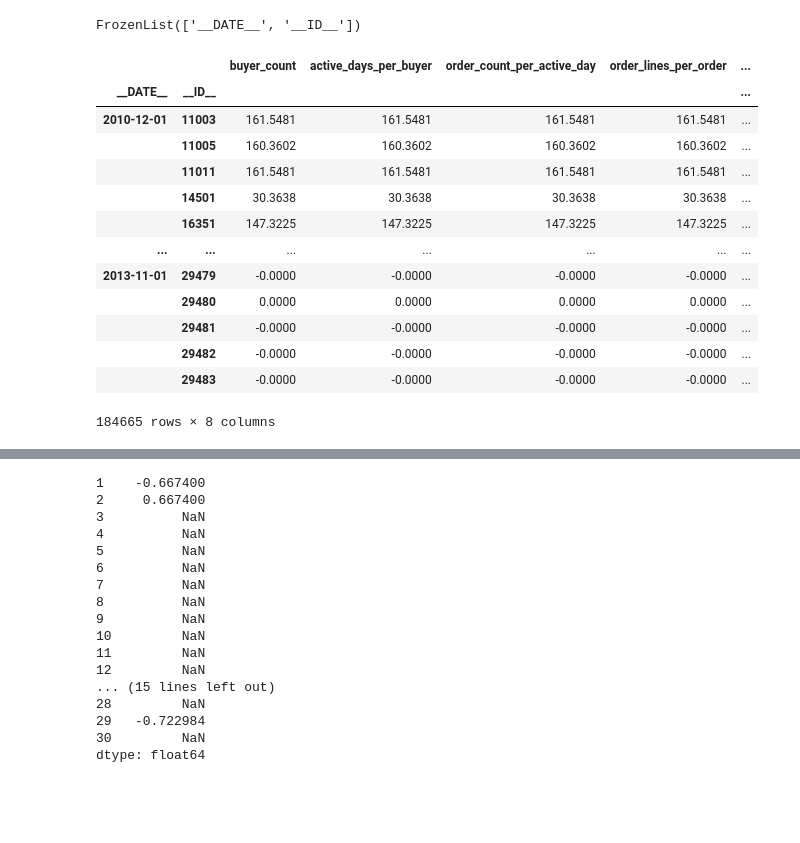
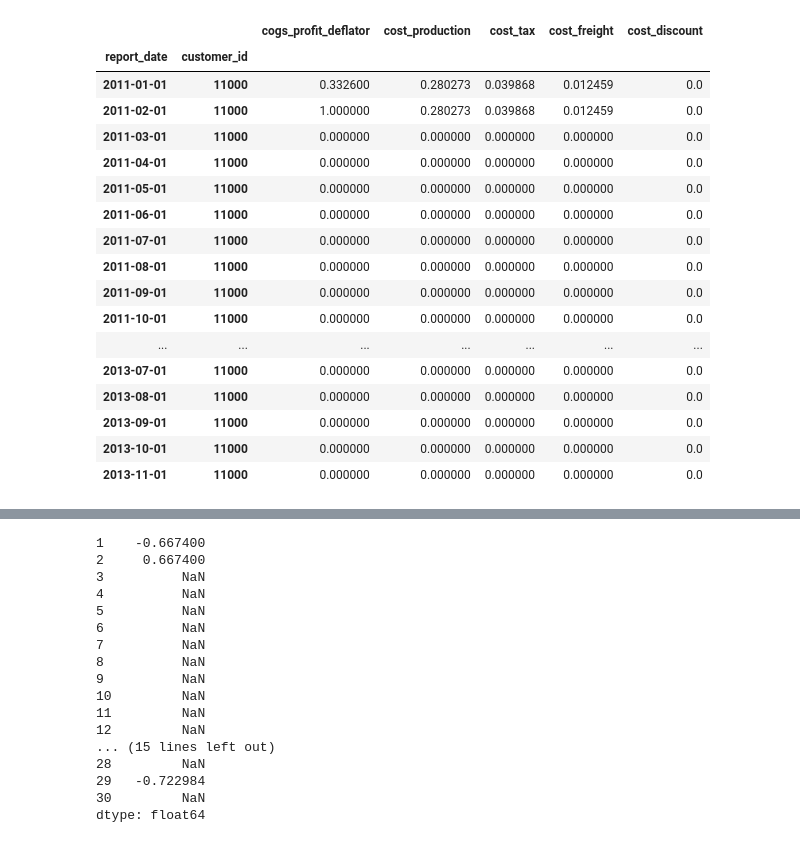
Before and after one commit to Oracen/autoanalyst, a Jupyter notebook: notebooks/02_build_tree.ipynb, the cells around one changed output, grey strips where cells are left out. Cells and saved outputs as stored; diff of their text form; code cells hidden in the pictures; blank space fills up the shorter version.

```diff
--- a/notebooks/02_build_tree.ipynb
+++ b/notebooks/02_build_tree.ipynb
@@ -330,4 +247,0 @@ metric_tree = tree.MetricTree(
-# %%
-tx.index.names
-# %% [output]
-FrozenList(['__DATE__', '__ID__'])
@@ -334,18 +369,24 @@ FrozenList(['__DATE__', '__ID__'])
 # %%
-tx = metric_tree.standardise_units()
-tx.round(4)
+metric_tree.standardise_units()
-# %% [output]
-|  |  | buyer_count | active_days_per_buyer | order_count_per_active_day | order_lines_per_order | ... |
-| __DATE__ | __ID__ |  |  |  |  | ... |
-| 2010-12-01 | 11003 | 161.5481 | 161.5481 | 161.5481 | 161.5481 | ... |
-|  | 11005 | 160.3602 | 160.3602 | 160.3602 | 160.3602 | ... |
-|  | 11011 | 161.5481 | 161.5481 | 161.5481 | 161.5481 | ... |
-|  | 14501 | 30.3638 | 30.3638 | 30.3638 | 30.3638 | ... |
-|  | 16351 | 147.3225 | 147.3225 | 147.3225 | 147.3225 | ... |
-| ... | ... | ... | ... | ... | ... | ... |
-| 2013-11-01 | 29479 | -0.0000 | -0.0000 | -0.0000 | -0.0000 | ... |
-|  | 29480 | 0.0000 | 0.0000 | 0.0000 | 0.0000 | ... |
-|  | 29481 | -0.0000 | -0.0000 | -0.0000 | -0.0000 | ... |
-|  | 29482 | -0.0000 | -0.0000 | -0.0000 | -0.0000 | ... |
-|  | 29483 | -0.0000 | -0.0000 | -0.0000 | -0.0000 | ... |
-184665 rows × 8 columns
+# %%
+chk2 = internet_customer_entity.load_columns(cogs_deflator.get_all_cols())
+chk2.query("customer_id == 11000")
+# %% [output]
+|  |  | cogs_profit_deflator | cost_production | cost_tax | cost_freight | cost_discount |
+| report_date | customer_id |  |  |  |  |  |
+| 2011-01-01 | 11000 | 0.332600 | 0.280273 | 0.039868 | 0.012459 | 0.0 |
+| 2011-02-01 | 11000 | 1.000000 | 0.280273 | 0.039868 | 0.012459 | 0.0 |
+| 2011-03-01 | 11000 | 0.000000 | 0.000000 | 0.000000 | 0.000000 | 0.0 |
+| 2011-04-01 | 11000 | 0.000000 | 0.000000 | 0.000000 | 0.000000 | 0.0 |
+| 2011-05-01 | 11000 | 0.000000 | 0.000000 | 0.000000 | 0.000000 | 0.0 |
+| 2011-06-01 | 11000 | 0.000000 | 0.000000 | 0.000000 | 0.000000 | 0.0 |
+| 2011-07-01 | 11000 | 0.000000 | 0.000000 | 0.000000 | 0.000000 | 0.0 |
+| 2011-08-01 | 11000 | 0.000000 | 0.000000 | 0.000000 | 0.000000 | 0.0 |
+| 2011-09-01 | 11000 | 0.000000 | 0.000000 | 0.000000 | 0.000000 | 0.0 |
+| 2011-10-01 | 11000 | 0.000000 | 0.000000 | 0.000000 | 0.000000 | 0.0 |
+| ... | ... | ... | ... | ... | ... | ... |
+| 2013-07-01 | 11000 | 0.000000 | 0.000000 | 0.000000 | 0.000000 | 0.0 |
+| 2013-08-01 | 11000 | 0.000000 | 0.000000 | 0.000000 | 0.000000 | 0.0 |
+| 2013-09-01 | 11000 | 0.000000 | 0.000000 | 0.000000 | 0.000000 | 0.0 |
+| 2013-10-01 | 11000 | 0.000000 | 0.000000 | 0.000000 | 0.000000 | 0.0 |
+| 2013-11-01 | 11000 | 0.000000 | 0.000000 | 0.000000 | 0.000000 | 0.0 |
```
Also changed, not shown: parts of 11 cells of this notebook, 18 other files.
